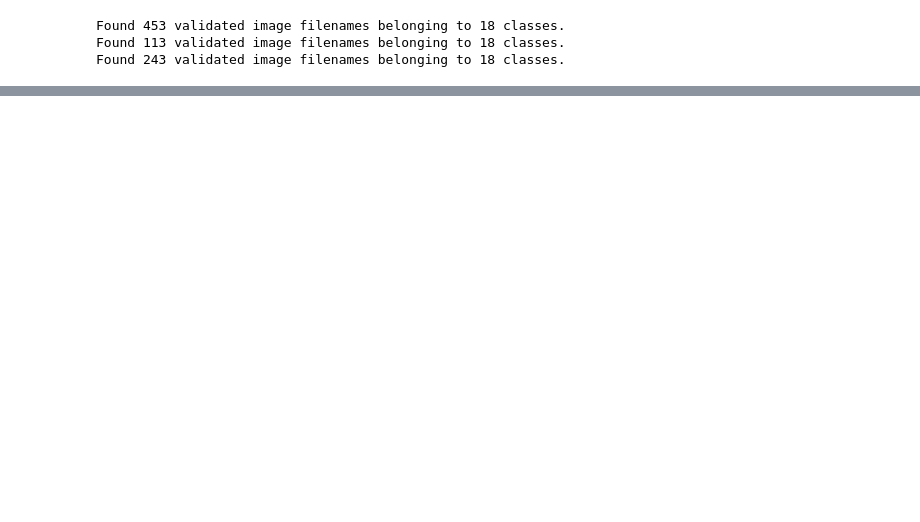
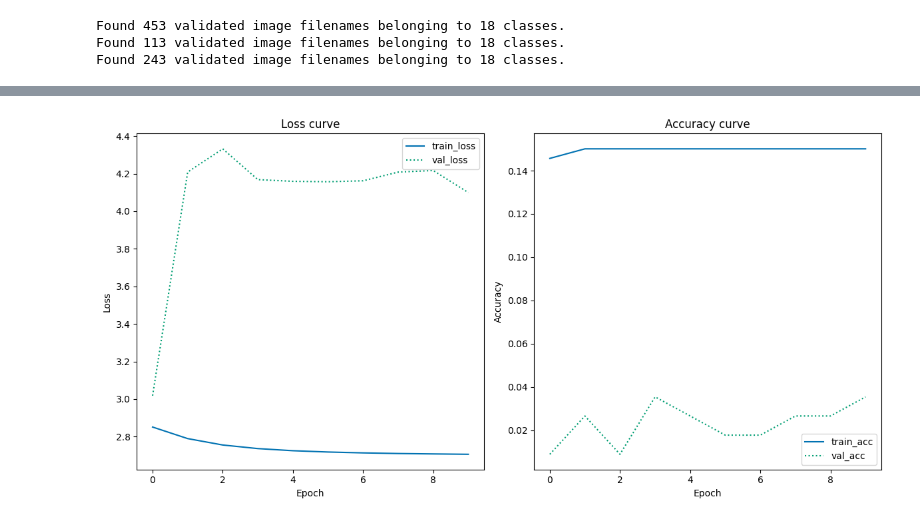
Before and after one commit to alekswael/assignment4-self-assigned-project, a Jupyter notebook: pokemon_type_classifier.ipynb, the cells around one changed output, grey strips where cells are left out. Drawn from its saved outputs; the diff is of its cells as text; code cells hidden in the pictures; blank space fills up the shorter version.

```diff
--- a/pokemon_type_classifier.ipynb
+++ b/pokemon_type_classifier.ipynb
@@ -182,45 +204,28 @@ KeyboardInterrupt:
 # %%
 ##### PLOTTING FUNCTION #####
 def plot_history(H, epochs):
     plt.style.use("seaborn-colorblind")
 
     plt.figure(figsize=(12,6))
     plt.subplot(1,2,1)
     plt.plot(np.arange(0, epochs), H.history["loss"], label="train_loss")
     plt.plot(np.arange(0, epochs), H.history["val_loss"], label="val_loss", linestyle=":")
     plt.title("Loss curve")
     plt.xlabel("Epoch")
     plt.ylabel("Loss")
     plt.tight_layout()
     plt.legend()
 
     plt.subplot(1,2,2)
     plt.plot(np.arange(0, epochs), H.history["accuracy"], label="train_acc")
     plt.plot(np.arange(0, epochs), H.history["val_accuracy"], label="val_acc", linestyle=":")
     plt.title("Accuracy curve")
     plt.xlabel("Epoch")
     plt.ylabel("Accuracy")
     plt.tight_layout()
     plt.legend()
     plt.savefig(os.path.join(os.getcwd(), "out", "cnn_pokemon.png"))
 
-def make_predictions(model, test_ds):
-    y_test = test_ds.classes
-
-    y_pred = model.predict_generator(test_ds, steps=len(test_ds))
-
-    y_pred = np.argmax(y_pred, axis=1)
-
-    return y_test, y_pred
-
-def print_report(y_test, y_pred, test_ds):
-    # Get the classification report
-    report = classification_report(y_test,
-                                   y_pred,
-                                   target_names = test_ds.class_indices.keys()
-                                   )
-    # Save the report
-    with open(os.path.join(os.getcwd(), "out", "classification_report.txt"), "w") as f:
-            f.write(report)
-    # Print the report
-    print(report)
+plot_history(history, 10)
+# %% [output]
+[figure, added]
```
Also changed, not shown: parts of 3 cells of this notebook, 3 other files.
